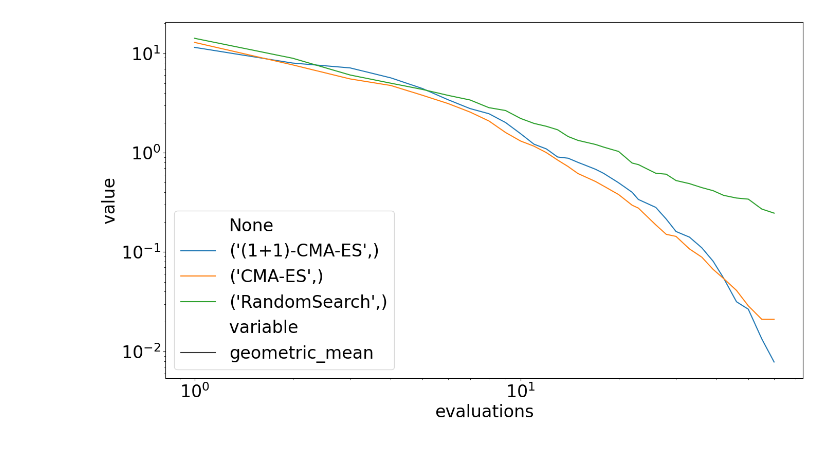
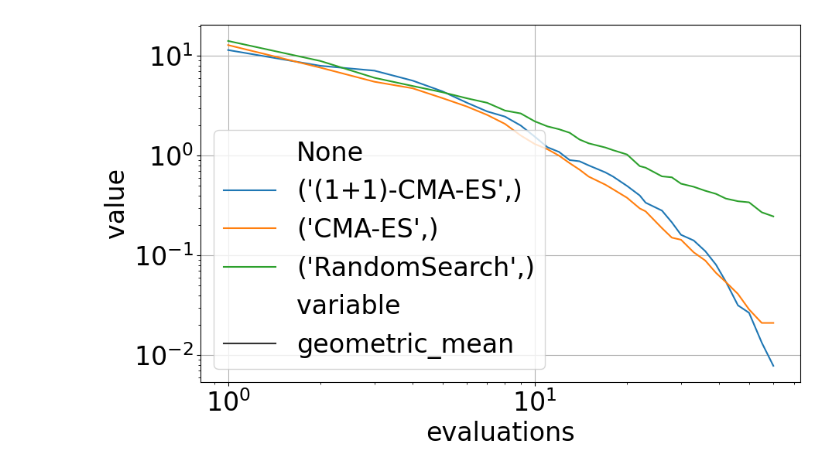
Before and after one commit to jacobdenobel/bo-es-comparison, a Jupyter notebook: example.ipynb, the cells around one changed output. Drawn from its saved outputs; the diff is of its cells as text; code cells hidden in the pictures.

```diff
--- a/example.ipynb
+++ b/example.ipynb
@@ -77,6 +77,8 @@ manager.add_folder("data")
 # %%
 selection = manager.select(function_ids=[1], dimensions=[2])
 df = selection.load(monotonic=True, include_meta_data=True)
-iohinspector.plot.single_function_fixedbudget(df);
+f, ax = plt.subplots(figsize=(10, 6))
+iohinspector.plot.single_function_fixedbudget(df, ax=ax);
+ax.grid()
 # %% [output]
-[figure, old version]
+[figure, new version]
```
